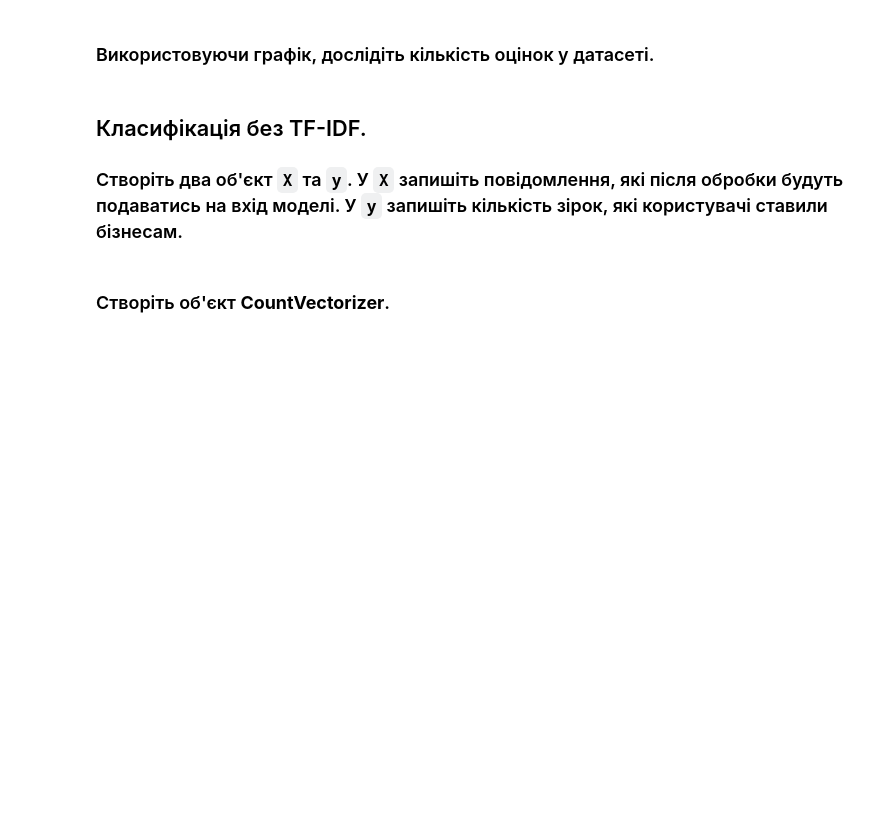
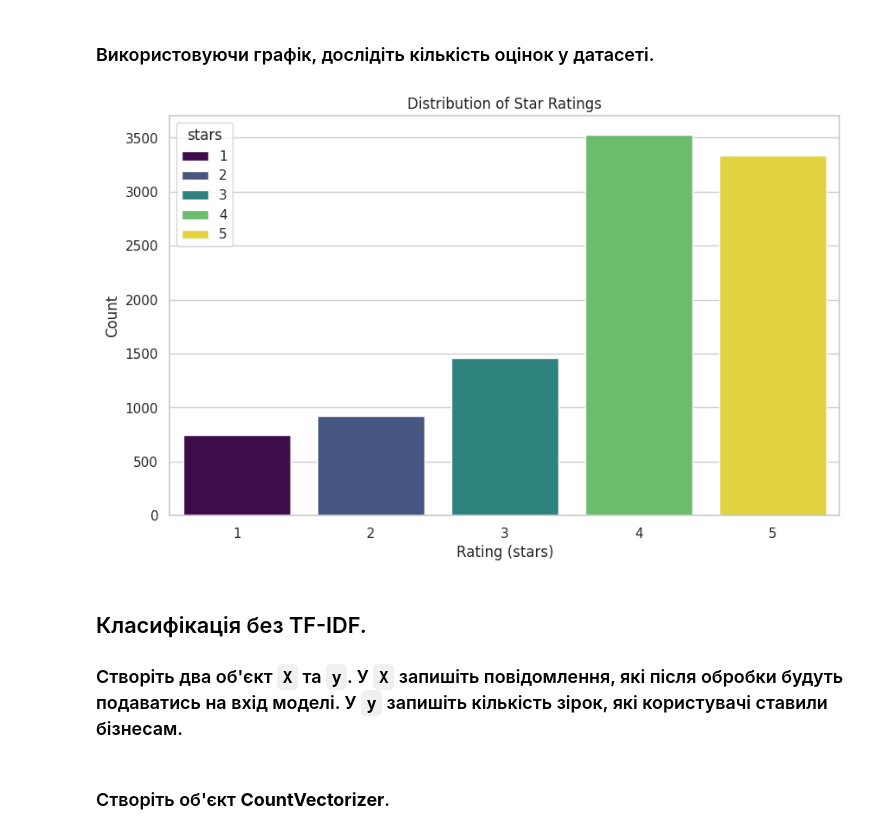
Before and after one commit to 4gn5t/DataInstrumentsPY, a Jupyter notebook: Lab8_TF-IDF/Lab8.ipynb, the cells around one changed output. Drawn from its saved outputs; the diff is of its cells as text; code cells hidden in the pictures; blank space fills up the shorter version.

```diff
--- a/Lab8_TF-IDF/Lab8.ipynb
+++ b/Lab8_TF-IDF/Lab8.ipynb
@@ -59,5 +139,14 @@ memory usage: 781.4+ KB
 # %% [markdown]
 ### Використовуючи графік, дослідіть кількість оцінок у датасеті.
+# %%
+plt.figure(figsize=(10, 6))
+sns.countplot(x='stars', data=df, palette='viridis', hue='stars')
+plt.title('Distribution of Star Ratings')
+plt.xlabel('Rating (stars)')
+plt.ylabel('Count')
+plt.show()
+# %% [output]
+[figure, added]
 # %% [markdown]
 ## Класифікація без TF-IDF.
 
```
Also changed, not shown: parts of 21 cells of this notebook.
